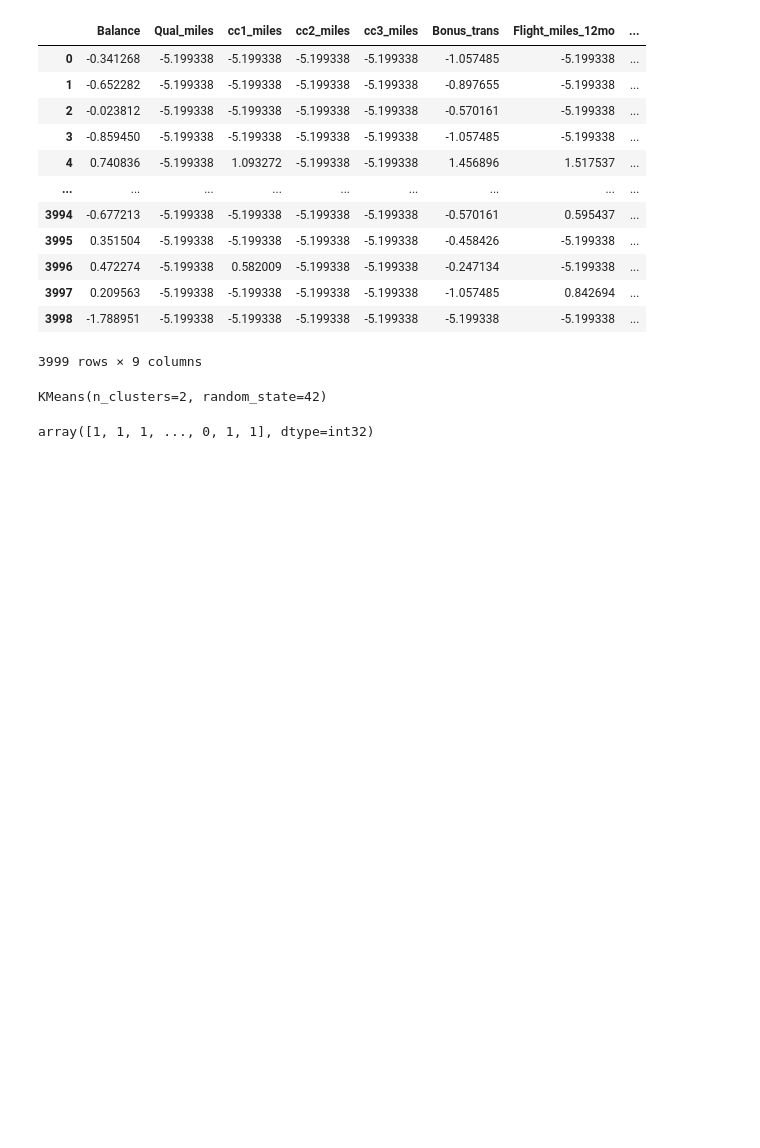
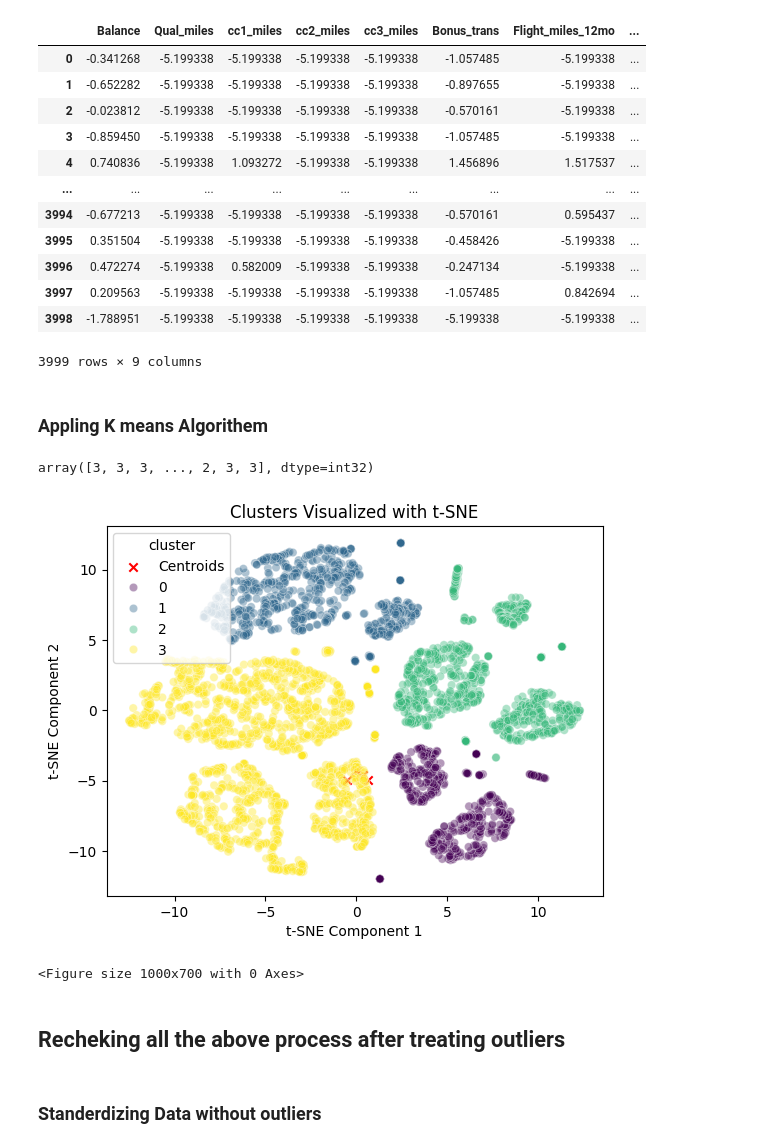
Before and after one commit to SSRaju96/Assignment, a Jupyter notebook: K_Means/K_means_Assignment.ipynb, the cells around one changed output. Cells and saved outputs as stored; diff of their text form; code cells hidden in the pictures; blank space fills up the shorter version.

```diff
--- a/K_Means/K_means_Assignment.ipynb
+++ b/K_Means/K_means_Assignment.ipynb
@@ -317,14 +392,32 @@ standardized_data_df
 | 3997 | 0.209563 | -5.199338 | -5.199338 | -5.199338 | -5.199338 | -1.057485 | 0.842694 | ... |
 | 3998 | -1.788951 | -5.199338 | -5.199338 | -5.199338 | -5.199338 | -5.199338 | -5.199338 | ... |
 3999 rows × 9 columns
+# %% [markdown]
+### Appling K means Algorithem
 # %%
 #Build Cluster algorithm
 from sklearn.cluster import KMeans
-clusters_new = KMeans(2, random_state=42)
+clusters_new = KMeans(4, random_state=42)
 clusters_new.fit(standardized_data_df)
+centroids = clusters_new.cluster_centers_
-# %% [output]
-KMeans(n_clusters=2, random_state=42)
 # %%
 clusters_new.labels_
 # %% [output]
-array([1, 1, 1, ..., 0, 1, 1], dtype=int32)
+array([3, 3, 3, ..., 2, 3, 3], dtype=int32)
+# %%
+# Add the cluster information to the reduced data
+df_tsne['cluster'] = clusters_new.labels_
+
+# Plotting
+plt.scatter(centroids[:, 0], centroids[:, 1], c='red', marker='x', label='Centroids')
+sns.scatterplot(x='t-SNE Component 1', y='t-SNE Component 2', hue='cluster', data=df_tsne, palette='viridis', alpha=0.4 )
+plt.title('Clusters Visualized with t-SNE')
+plt.figure(figsize=(10, 7))
+plt.show()
+# %% [output]
+[figure, added]
+<Figure size 1000x700 with 0 Axes>
+# %% [markdown]
+## Recheking all the above process after treating outliers
+# %% [markdown]
+### Standerdizing Data without outliers
```
Also changed, not shown: parts of 26 cells of this notebook, 2 other files.
